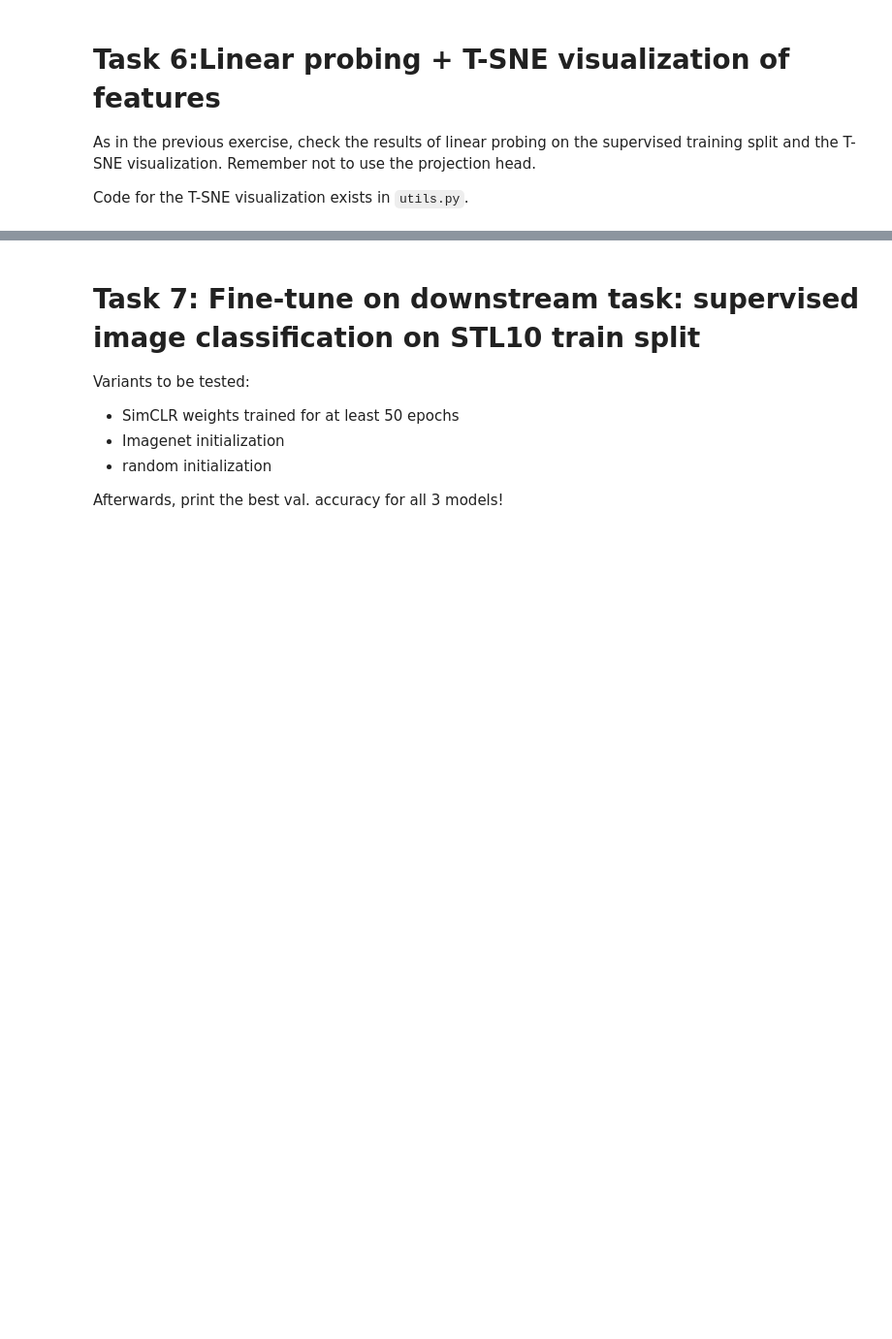
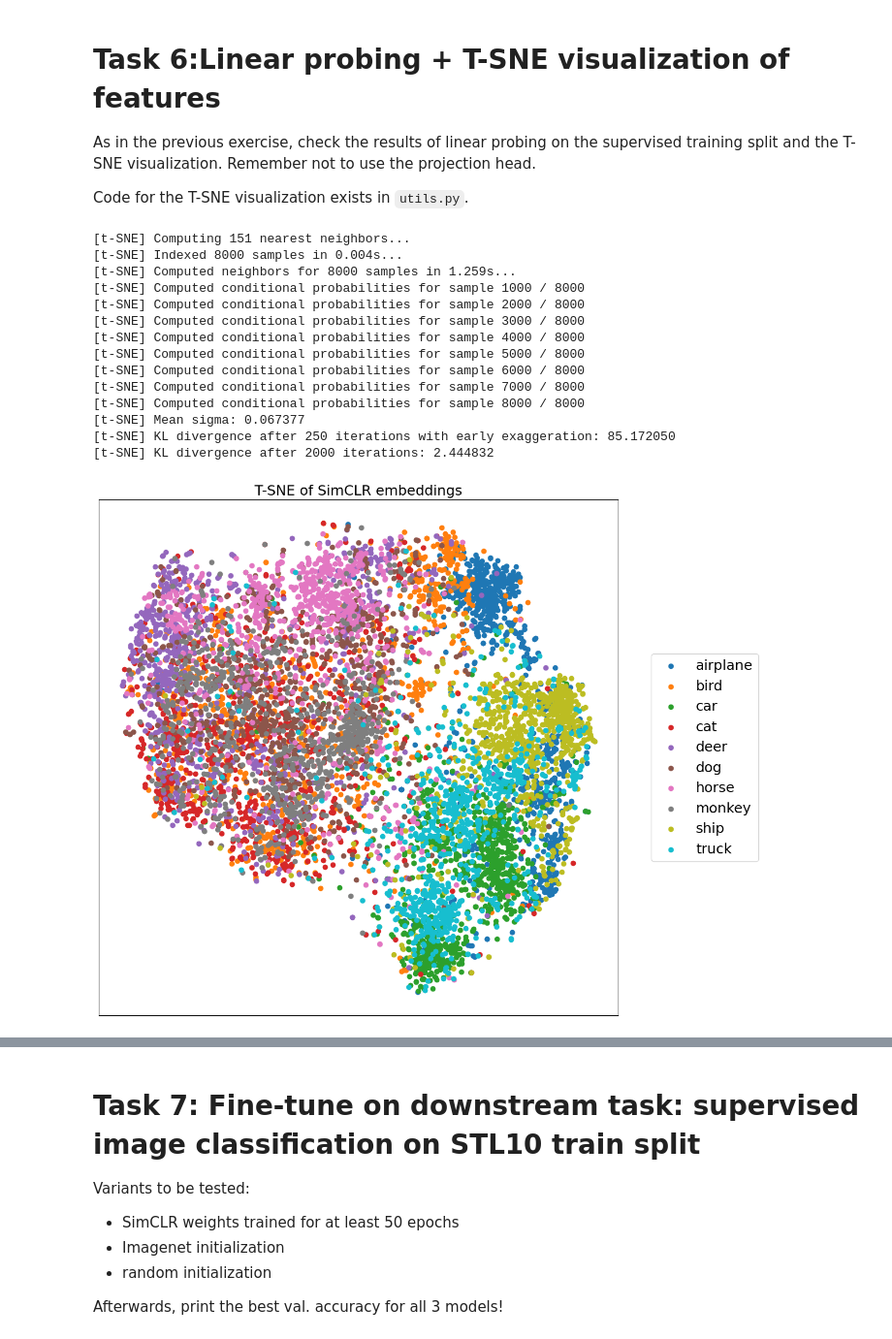
Before and after one commit to dpkass/HHU-Master-Representation-Learning, a Jupyter notebook: assignment_03/simclr.ipynb, the cells around one changed output, grey strips where cells are left out. Shown at 97% size. Saved outputs shown, nothing was run; the diff lists cells and outputs as text; code cells hidden in the pictures; blank space fills up the shorter version.

```diff
--- a/assignment_03/simclr.ipynb
+++ b/assignment_03/simclr.ipynb
@@ -295,14 +385,27 @@ files.download(PATH)
 seed = 77777
 reproducibility(seed)
 
+
 # Set hyperparameters
 ### START CODE HERE ### (>10 lines of code)
+class Hparams:
+  def __init__(self):
+    self.embedding_size = 128
+    self.batch_size = 512
+    self.epochs = 60
+    self.lr = 3e-4
+    self.weight_decay = 1e-6
+    self.temperature = 0.1
+    self.accum_iter = 4
+    self.device = 'cuda' if torch.cuda.is_available() else 'mps' if torch.mps.is_available() else 'cpu'
+
+
 ### END CODE HERE ###
 
 config = Hparams()
 model = ResNetSimCLR(embedding_size=config.embedding_size)
 criterion = ContrastiveLoss(batch_size=config.batch_size, temperature=config.temperature)
-train_dl , _ = load_data(batch_size=config.batch_size, train_split="unlabeled", test_split="test", transf=Augment(64))
+train_dl, _ = load_data(batch_size=config.batch_size, test_split=None, transf=Augment(96))
 param_groups = define_param_groups(model, config.weight_decay, 'adam')
 optimizer = Adam(param_groups, lr=config.lr, weight_decay=config.weight_decay)
 
@@ -320,3 +423,28 @@ Code for the T-SNE visualization exists in `utils.py`.
+# %%
+### START CODE HERE ### (>10 line of code)
+model.mlp = nn.Identity()
+
+_, val_dl = load_data(batch_size=config.batch_size, train_split=None)
+feats, labels = get_features(model, val_dl, device=config.device)
+
+tsne_plot_embeddings(feats, labels, class_names=val_dl.dataset.classes, title='T-SNE of SimCLR embeddings')
+### END CODE HERE ###
+# %% [output]
+[t-SNE] Computing 151 nearest neighbors...
+[t-SNE] Indexed 8000 samples in 0.004s...
+[t-SNE] Computed neighbors for 8000 samples in 1.259s...
+[t-SNE] Computed conditional probabilities for sample 1000 / 8000
+[t-SNE] Computed conditional probabilities for sample 2000 / 8000
+[t-SNE] Computed conditional probabilities for sample 3000 / 8000
+[t-SNE] Computed conditional probabilities for sample 4000 / 8000
+[t-SNE] Computed conditional probabilities for sample 5000 / 8000
+[t-SNE] Computed conditional probabilities for sample 6000 / 8000
+[t-SNE] Computed conditional probabilities for sample 7000 / 8000
+[t-SNE] Computed conditional probabilities for sample 8000 / 8000
+[t-SNE] Mean sigma: 0.067377
+[t-SNE] KL divergence after 250 iterations with early exaggeration: 85.172050
+[t-SNE] KL divergence after 2000 iterations: 2.444832
+[figure, added]
 # %% [markdown]
 ### Expected results
 Final loss ~5.5
```
Also changed, not shown: parts of 12 cells of this notebook, 4 other files.
